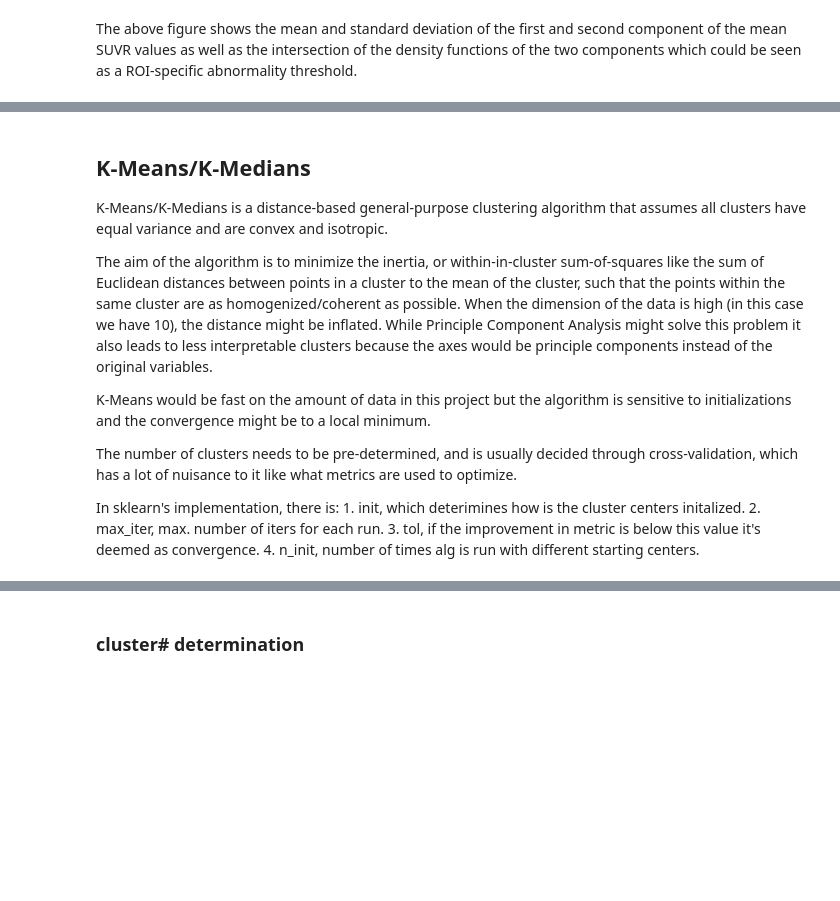
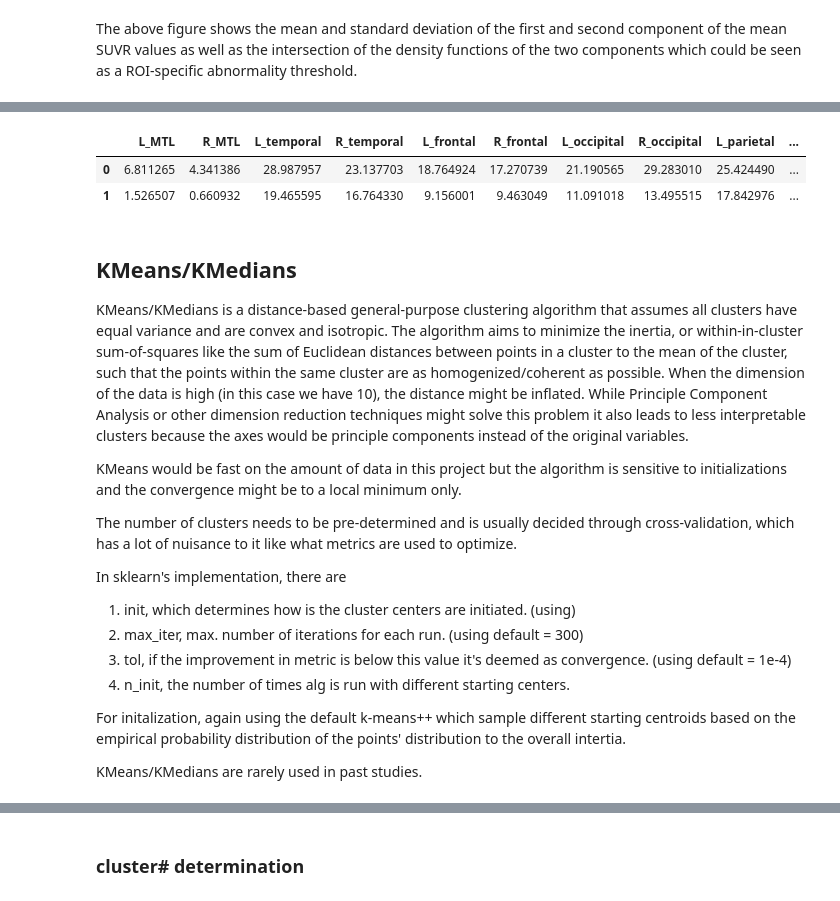
Before and after one commit to marlenelin/clustering, a Jupyter notebook: clustering.ipynb, the cells around one changed output, grey strips where cells are left out. Saved outputs shown, nothing was run; the diff lists cells and outputs as text; code cells hidden in the pictures; blank space fills up the shorter version.

```diff
--- a/clustering.ipynb
+++ b/clustering.ipynb
@@ -453,12 +453,25 @@ ref [7] https://scikit-learn.org/stable/auto_examples/cluster/index.html#cluster
+# %%
+gmm_eoad_df = pd.DataFrame(gmm_eoad,columns = lobes)
+gmm_eoad_df.head(2)
+# %% [output]
+|  | L_MTL | R_MTL | L_temporal | R_temporal | L_frontal | R_frontal | L_occipital | R_occipital | L_parietal | ... |
+| 0 | 6.811265 | 4.341386 | 28.987957 | 23.137703 | 18.764924 | 17.270739 | 21.190565 | 29.283010 | 25.424490 | ... |
+| 1 | 1.526507 | 0.660932 | 19.465595 | 16.764330 | 9.156001 | 9.463049 | 11.091018 | 13.495515 | 17.842976 | ... |
 # %% [markdown]
-## K-Means/K-Medians
+## KMeans/KMedians
 
-K-Means/K-Medians is a distance-based general-purpose clustering algorithm that assumes all clusters have equal variance and are convex and isotropic.
+KMeans/KMedians is a distance-based general-purpose clustering algorithm that assumes all clusters have equal variance and are convex and isotropic. The algorithm aims to minimize the inertia, or within-in-cluster sum-of-squares like the sum of Euclidean distances between points in a cluster to the mean of the cluster, such that the points within the same cluster are as homogenized/coherent as possible. When the dimension of the data is high (in this case we have 10), the distance might be inflated. While Principle Component Analysis or other dimension reduction techniques might solve this problem it also leads to less interpretable clusters because the axes would be principle components instead of the original variables.
 
-The aim of the algorithm is to minimize the inertia, or within-in-cluster sum-of-squares like the sum of Euclidean distances between points in a cluster to the mean of the cluster, such that the points within the same cluster are as homogenized/coherent as possible. When the dimension of the data is high (in this case we have 10), the distance might be inflated. While Principle Component Analysis might solve this problem it also leads to less interpretable clusters because the axes would be principle components instead of the original variables.
+KMeans would be fast on the amount of data in this project but the algorithm is sensitive to initializations and the convergence might be to a local minimum only.
 
-K-Means would be fast on the amount of data in this project but the algorithm is sensitive to initializations and the convergence might be to a local minimum.
+The number of clusters needs to be pre-determined and is usually decided through cross-validation, which has a lot of nuisance to it like what metrics are used to optimize.
 
-The number of clusters needs to be pre-determined, and is usually decided through cross-validation, which has a lot of nuisance to it like what metrics are used to optimize.
+In sklearn's implementation, there are
+1. init, which determines how is the cluster centers are initiated. (using)
+2. max_iter, max. number of iterations for each run. (using default = 300)
+3. tol, if the improvement in metric is below this value it's deemed as convergence. (using default = 1e-4)
+4. n_init, the number of times alg is run with different starting centers.
 
-In sklearn's implementation, there is: 1. init, which deterimines how is the cluster centers initalized. 2. max_iter, max. number of iters for each run. 3. tol, if the improvement in metric is below this value it's deemed as convergence. 4. n_init, number of times alg is run with different starting centers.
+For initalization, again using the default k-means++ which sample different starting centroids based on the empirical probability distribution of the points' distribution to the overall intertia.
+
+KMeans/KMedians are rarely used in past studies.
```
Also changed, not shown: parts of 34 cells of this notebook, 1 other file.
